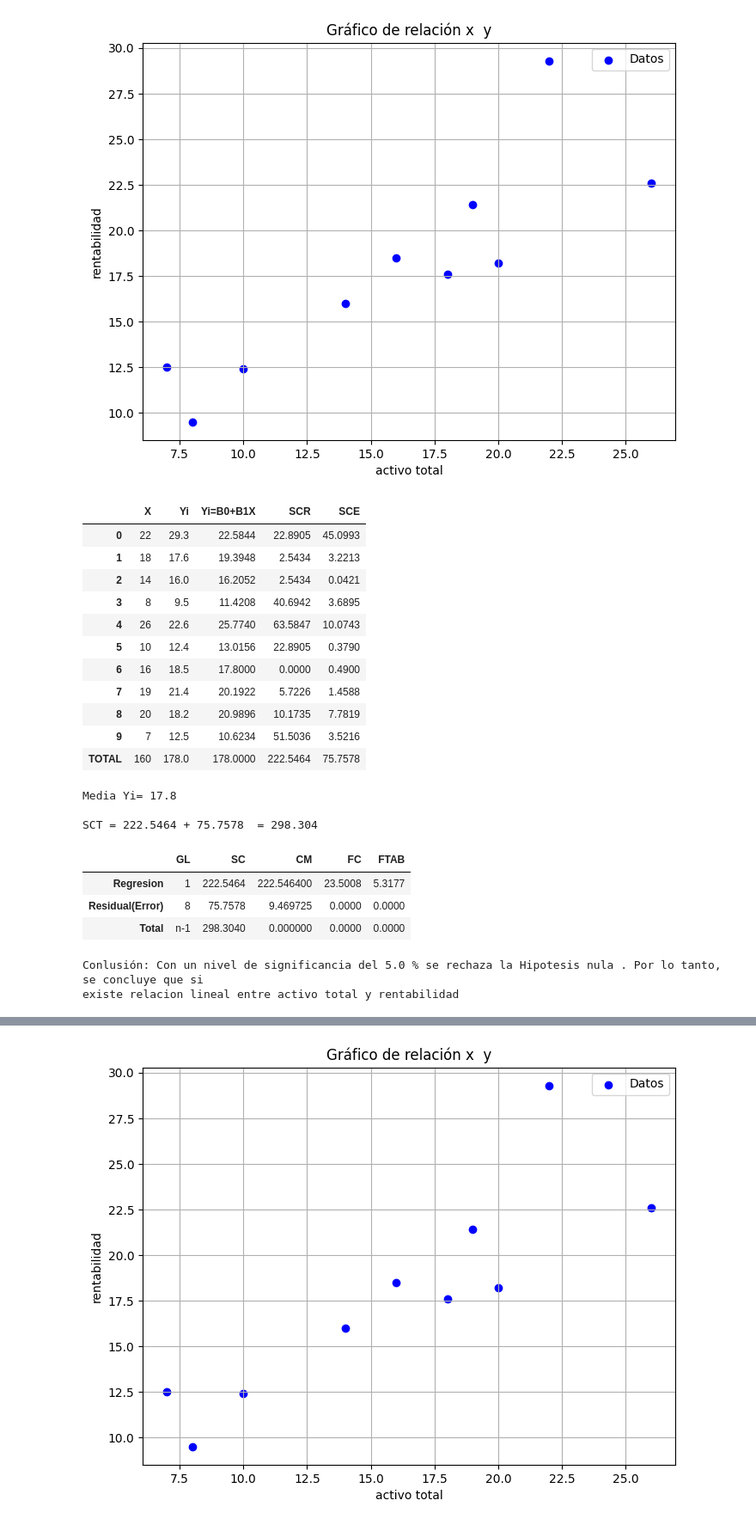
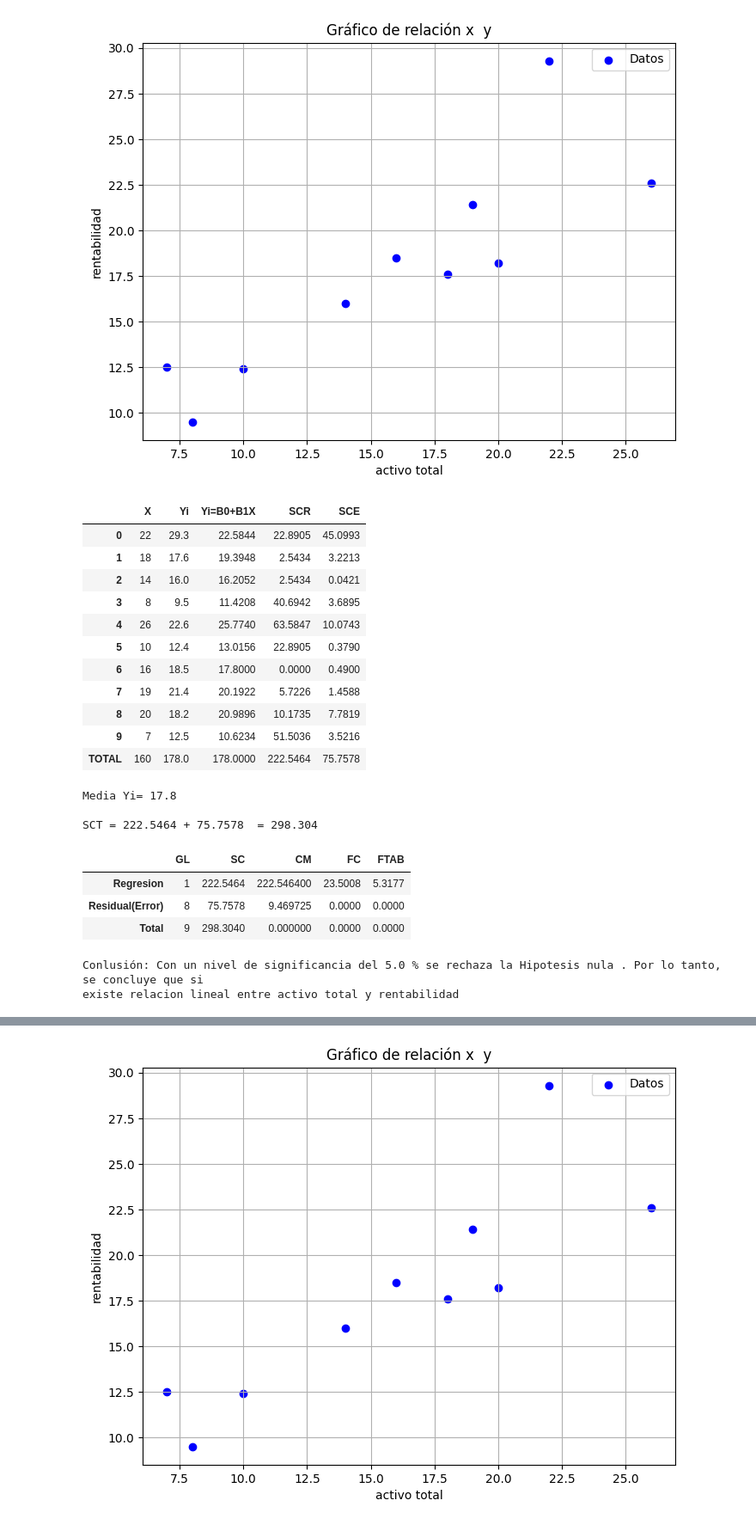
Before and after one commit to ElderJV/UNI-VERANO, a Jupyter notebook: EstadisticaInferencial/Ejercicios_S8.ipynb, the cells around one changed output, grey strips where cells are left out. Shown: that part at 86% size. Saved outputs shown, nothing was run; the diff lists cells and outputs as text; code cells hidden in the pictures.

```diff
--- a/EstadisticaInferencial/Ejercicios_S8.ipynb
+++ b/EstadisticaInferencial/Ejercicios_S8.ipynb
@@ -14,12 +25,6 @@ $H_0:\beta_1 = 0$ (No hay relación lineal entre X e Y)
 
 $H_0:\beta_1 \neq 0$ (Si hay relación lineal entre X e Y)
 # %%
-import matplotlib.pyplot as plt
-import scipy.stats as st
-from scipy.stats import f
-import math
-import pandas as pd
-
 # Datos
 #pregunta= "¿Cuánto en Promedio recibirá de propina un moso que se ha demorado en atender 3.5 minutos?"
 #VariableX = 3.5
@@ -114,7 +119,7 @@ Fc = round((sum(Scr)/1)/(sum(Sce)/(n-2)),4)
 Ft = round(f.ppf(1-a,1,n-2),4)
 
 Anova = {
-    'GL': [1,ResidualEror,'n-1'],
+    'GL': [1,ResidualEror,n-1],
     'SC': [sum(Scr), sum(Sce),Sct],
     'CM': [sum(Scr), cmREror, 0],
     'FC': [Fc, 0, 0],
@@ -128,34 +133,34 @@ display(tablaAnova)
 conclusion=""
 sn = ""
 if Fc>Ft:
     conclusion="se rechaza la Hipotesis nula"
     sn="si"
 else:
     conclusion="se acepta la Hipotesis nula"
     sn = "no"
 
 print("Conlusión: Con un nivel de significancia del",a*100,"%",conclusion,". Por lo tanto, se concluye que",sn,"\nexiste relacion lineal entre",TextX,"y",TextY)
 # %% [output]
 [figure]
 |  | X | Yi | Yi=B0+B1X | SCR | SCE |
 | 0 | 22 | 29.3 | 22.5844 | 22.8905 | 45.0993 |
 | 1 | 18 | 17.6 | 19.3948 | 2.5434 | 3.2213 |
 | 2 | 14 | 16.0 | 16.2052 | 2.5434 | 0.0421 |
 | 3 | 8 | 9.5 | 11.4208 | 40.6942 | 3.6895 |
 | 4 | 26 | 22.6 | 25.7740 | 63.5847 | 10.0743 |
 | 5 | 10 | 12.4 | 13.0156 | 22.8905 | 0.3790 |
 | 6 | 16 | 18.5 | 17.8000 | 0.0000 | 0.4900 |
 | 7 | 19 | 21.4 | 20.1922 | 5.7226 | 1.4588 |
 | 8 | 20 | 18.2 | 20.9896 | 10.1735 | 7.7819 |
 | 9 | 7 | 12.5 | 10.6234 | 51.5036 | 3.5216 |
 | TOTAL | 160 | 178.0 | 178.0000 | 222.5464 | 75.7578 |
 Media Yi= 17.8
 
 SCT = 222.5464 + 75.7578  = 298.304
 |  | GL | SC | CM | FC | FTAB |
 | Regresion | 1 | 222.5464 | 222.546400 | 23.5008 | 5.3177 |
 | Residual(Error) | 8 | 75.7578 | 9.469725 | 0.0000 | 0.0000 |
-| Total | n-1 | 298.3040 | 0.000000 | 0.0000 | 0.0000 |
+| Total | 9 | 298.3040 | 0.000000 | 0.0000 | 0.0000 |
 Conlusión: Con un nivel de significancia del 5.0 % se rechaza la Hipotesis nula . Por lo tanto, se concluye que si
 existe relacion lineal entre activo total y rentabilidad
 # %% [markdown]
```
Also changed, not shown: parts of 15 cells of this notebook, 9 other files.
